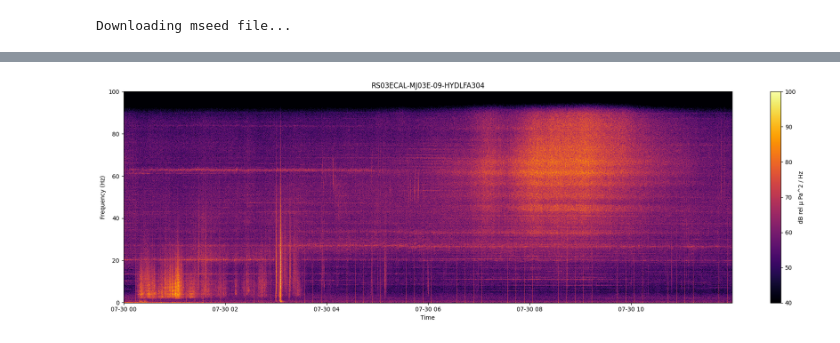
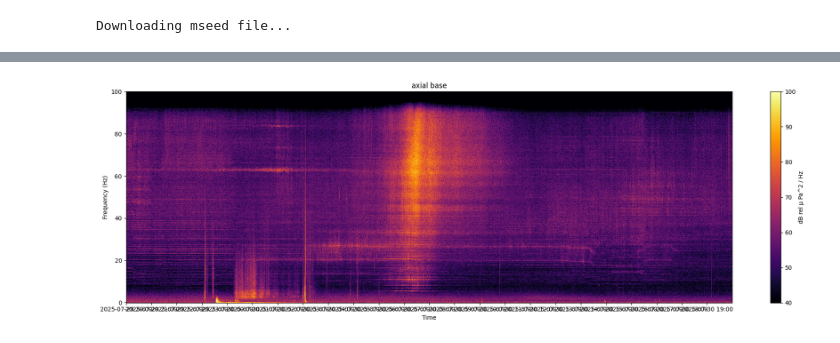
Before and after one commit to ooi-data/ooi-hyd-tools, a Jupyter notebook: notebooks/08_LFHYD_poc.ipynb, the cells around one changed output, grey strips where cells are left out. Saved outputs shown, nothing was run; the diff lists cells and outputs as text; code cells hidden in the pictures.

```diff
--- a/notebooks/08_LFHYD_poc.ipynb
+++ b/notebooks/08_LFHYD_poc.ipynb
@@ -7,10 +15,12 @@ import matplotlib.pyplot as plt
 # %%
 node = 'AXEC2'
+node = 'HYSB1'
+node = 'AXBA1'
 # %%
-starttime=datetime(2025,7,30,0)
-endtime=datetime(2025,7,30,12)
+starttime=datetime(2025,7,29,20)
+endtime=datetime(2025,7,30,20)
 # %%
-node_dict = {'AXEC2': 'RS03ECAL-MJ03E-09-HYDLFA304'}
+node_dict = {'AXEC2': 'RS03ECAL-MJ03E-09-HYDLFA304', 'HYSB1':'slope base', 'AXBA1':'axial base'}
 # %%
 refdes = node_dict[node]
 refdes
@@ -37,2 +91,2 @@ OO.AXEC2.AXEC2.HDH | 2025-07-30T00:00:00.000000Z - 2025-07-30T12:00:00.000000Z |
 # %%
-spec = LF_data.compute_spectrogram(L=2024, avg_time=20, verbose=True,)
+spec = LF_data.compute_spectrogram(L=2048, avg_time=20, verbose=True,)
@@ -39,19 +113,25 @@ spec = LF_data.compute_spectrogram(L=2024, avg_time=20, verbose=True,)
 # %%
 plt.figure(figsize=(19, 6))
 pcm = plt.pcolormesh(
     spec['time'],
     spec['frequency'],
-    spec.T, # freq, time
+    spec.T,
     shading='auto',
     vmin=40,
     vmax=100,
     cmap='inferno'
 )
 plt.colorbar(pcm, label=spec.attrs.get("units"))
 plt.xlabel("Time")
 plt.ylabel("Frequency (Hz)")
 plt.title(refdes)
+
+# Format time axis: mark every hour, keep date, and slant labels
+ax = plt.gca()
+ax.xaxis.set_major_locator(md.HourLocator(interval=1))  # Tick every hour
+ax.xaxis.set_major_formatter(md.DateFormatter('%Y-%m-%d %H:%M'))  # Keep date + time
+
 plt.tight_layout()
 plt.show()
 # %% [output]
-[figure, old version]
+[figure, new version]
```
Also changed, not shown: parts of 19 cells of this notebook.
